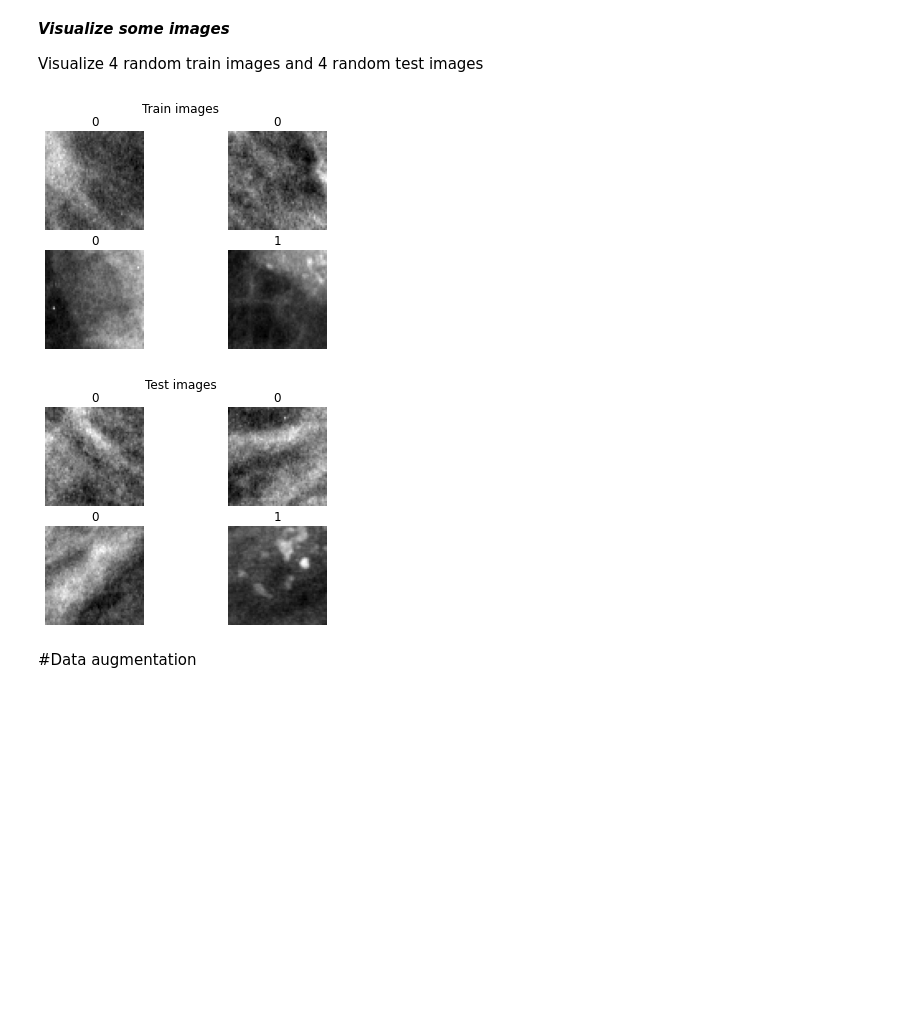
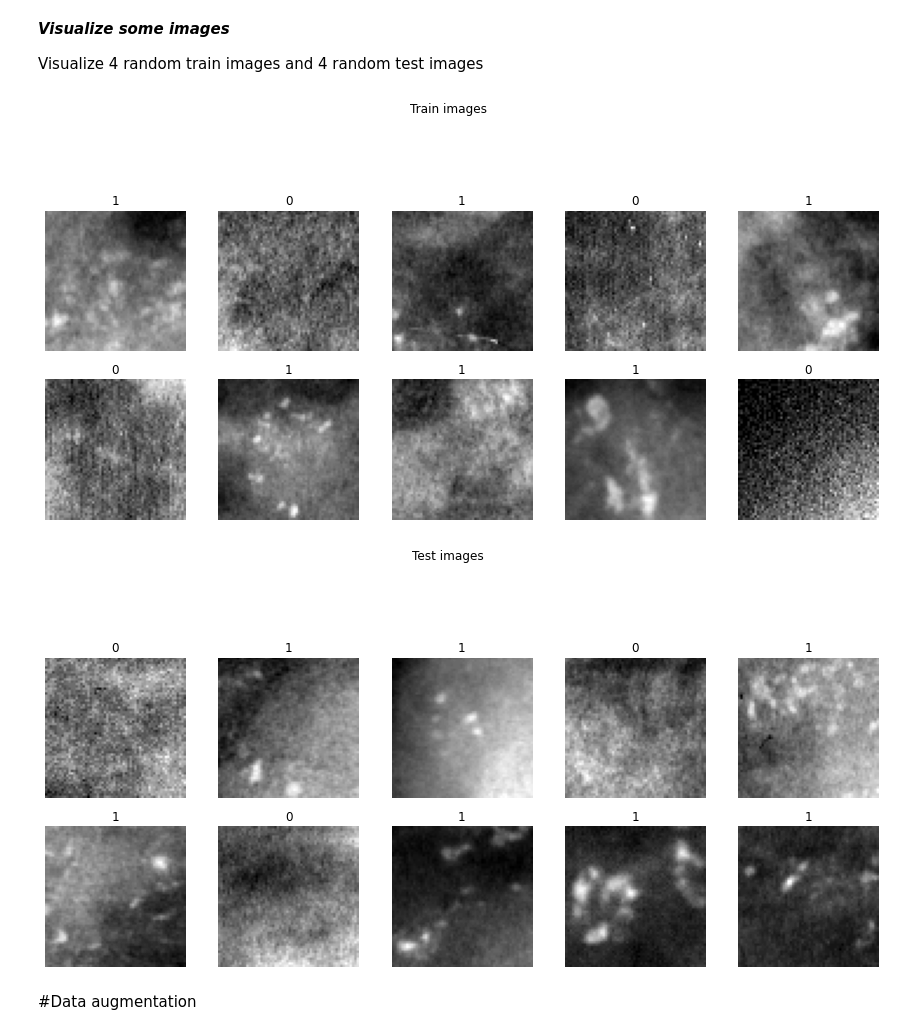
Before and after one commit to federicocampo/CMEPDA-Project, a Jupyter notebook: CNN.ipynb, the cells around one changed output. Cells and saved outputs as stored; diff of their text form; code cells hidden in the pictures; blank space fills up the shorter version.

```diff
--- a/CNN.ipynb
+++ b/CNN.ipynb
@@ -38,16 +36,28 @@ Imread restituisce un array 60 x 60
 import multiprocessing as mp
 
 def read_img(image_path):
+  '''Returns the numpy.array of images and label found in image_path'''
+
+  #Creating a list of all image names found in image_path
   fnames = glob.glob(os.path.join(image_path, '*.pgm'))
 
+  #Defining 4 sub-processes and apply imread to all the images found previously
   pool = mp.Pool(processes=4)
   results = pool.map_async(imread, fnames)
 
+  #Get the list of images and convert to numpy array
   x = results.get()
   x_np = np.array(x, dtype='float32')[..., np.newaxis]/255
 
   logger.info('Num images found in %s: %d',image_path, len(x_np))
-  return x_np
+
+  #Create a list of corrisponding labels and conver it to numpy array
+  label = os.path.basename(image_path)
+  y = [int(label)] * len(x_np)
+  y_np = np.array(y)
+
+
+  return x_np, y_np
 # %%
 start_time = time.time()
 
@@ -100,30 +109,43 @@ Visualize 4 random train images and 4 random test images
 # %%
 import random
 
-n = 4
+#defining the number of images to visualize
+n = 10
 
-plt.figure(1)
+
+#Defining the number or rows and columns of the subplots based on the parity of n
+if n % 2 == 0:
+  n_rows = n/2
+  n_cols = n/2
+else:
+  n_rows = int(round(n/2))
+  n_cols = int(round(n/2)) +1
+
+#Create the main figure and the subfigures of training images
+plt.figure(1, figsize = (15, 15))
 plt.suptitle('Train images')
 for i in range(1, n+1):
+  #Choose a random index among x_train number of images
   r = random.randrange(0, len(x_train))
   Im = x_train[r].squeeze()
-  plt.subplot(2, 2, i)
+  plt.subplot(n_rows, n_cols, i)
   plt.imshow(Im, cmap = 'gray')
   plt.axis('off')
   plt.title(f'{y_train[r]}')
 
-plt.figure(2)
+#Create the main figure and the subfigures of test images
+plt.figure(2, figsize = (15, 15))
 plt.suptitle('Test images')
 for i in range(1, n+1):
   r = random.randrange(0, len(x_test))
-  Im = x_train[r].squeeze()
-  plt.subplot(2, 2, i)
+  Im = x_test[r].squeeze()
+  plt.subplot(n_rows, n_cols, i)
   plt.imshow(Im, cmap = 'gray')
   plt.axis('off')
-  plt.title(f'{y_train[r]}')
+  plt.title(f'{y_test[r]}')
 # %% [output]
-[figure, old version]
+[figure, new version]
-[figure, old version]
+[figure, new version]
 # %% [markdown]
 #Data augmentation
 # %% [markdown]
```
Also changed, not shown: parts of 18 cells of this notebook.
